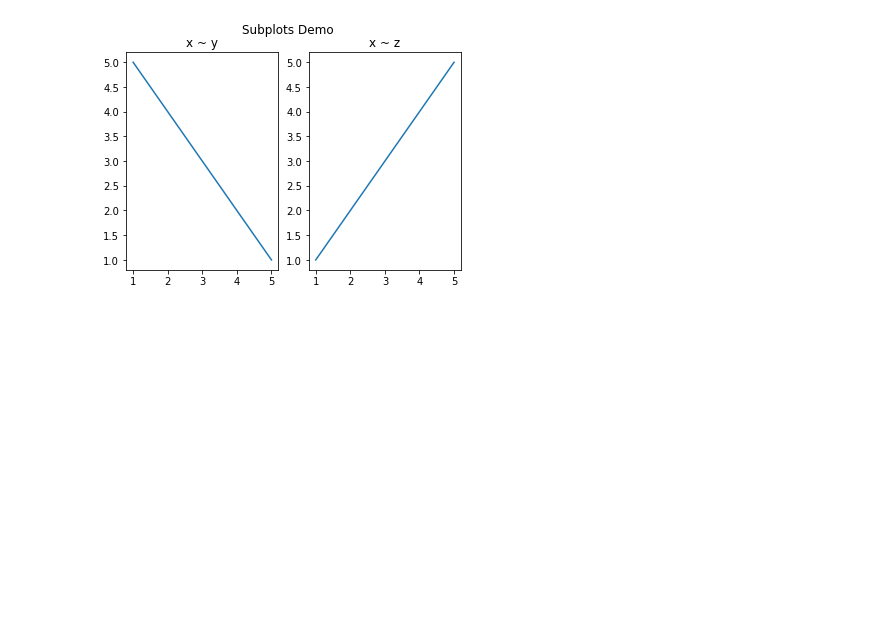
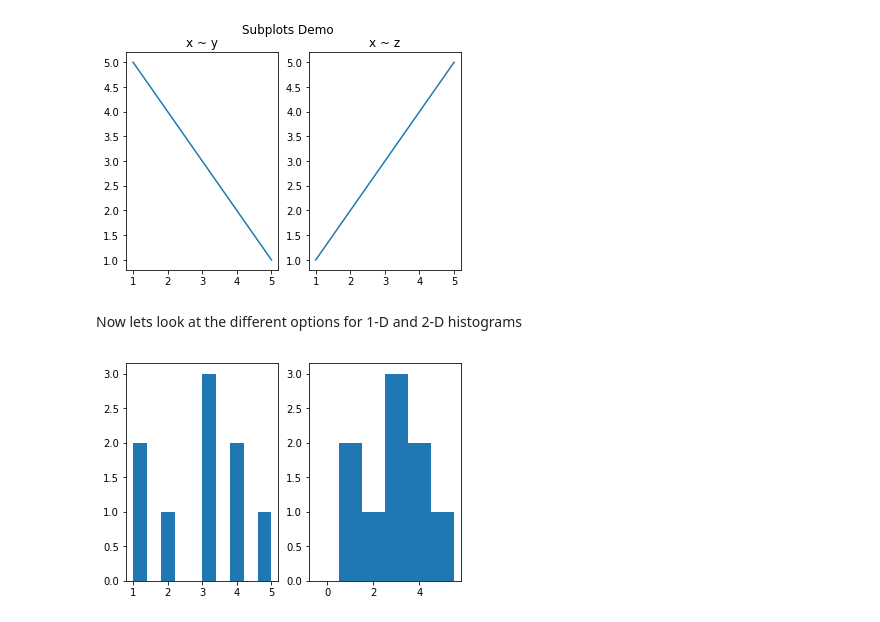
Before and after one commit to CodeupClassroom/bayes-python-exercises, a Jupyter notebook: matplotlib_demo.ipynb, the cells around one changed output. Cells and saved outputs as stored; diff of their text form; code cells hidden in the pictures; blank space fills up the shorter version.

```diff
--- a/matplotlib_demo.ipynb
+++ b/matplotlib_demo.ipynb
@@ -127,3 +127,15 @@ plt.suptitle('Subplots Demo')#overall title
 plt.show()
 # %% [output]
 [figure]
+# %% [markdown]
+Now lets look at the different options for 1-D and 2-D histograms
+# %%
+x = [1, 1, 2, 3, 3, 3, 4, 4, 5]
+
+plt.subplot(121)
+plt.hist(x)
+plt.subplot(122)
+plt.hist(x, bins=[0, 1, 2, 3, 4, 5, 6],align='left')#try the different align options
+plt.show()
+# %% [output]
+[figure, added]
```
Also changed, not shown: parts of 9 cells of this notebook.
